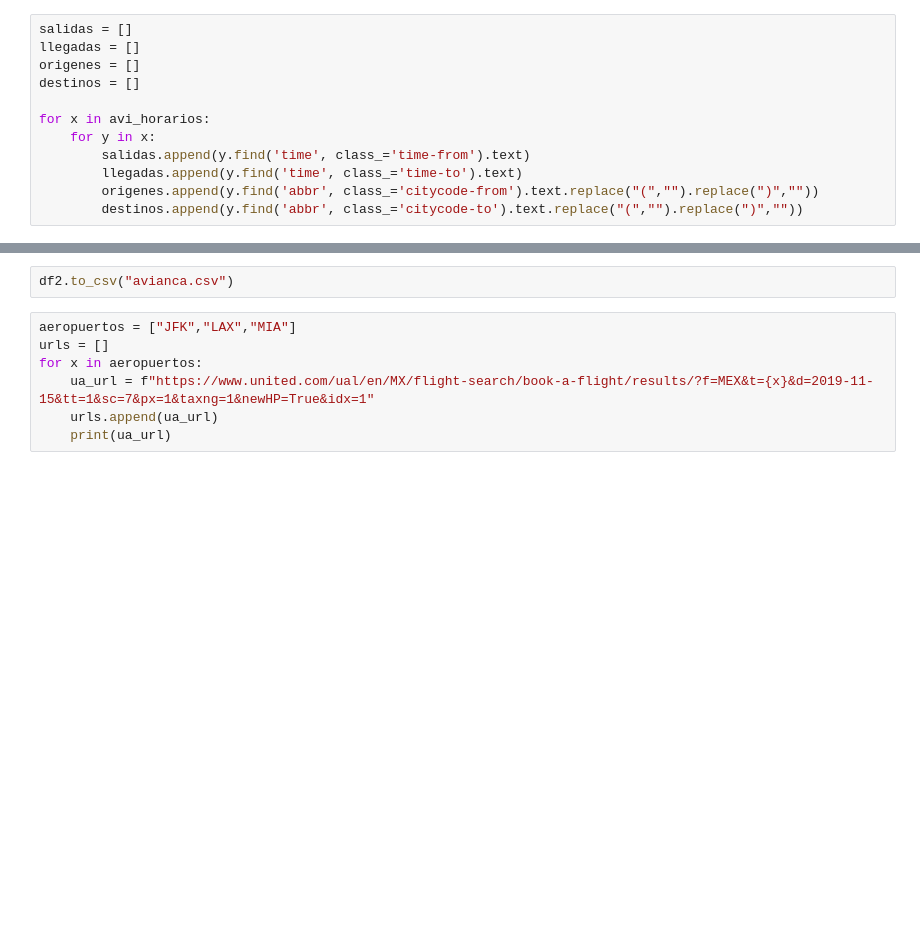
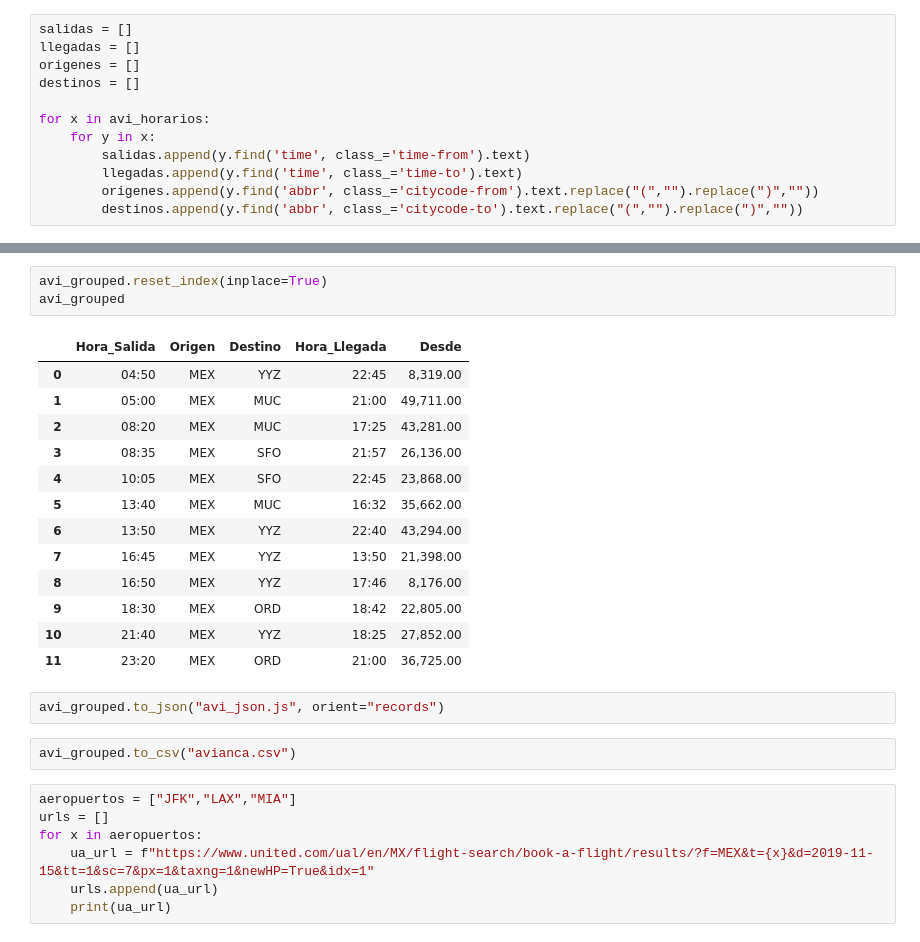
Before and after one commit to JanCastillo/AirAnalytics, a Jupyter notebook: Project_2 --AirAnalytics.ipynb, the cells around one changed output, grey strips where cells are left out. Drawn from its saved outputs; the diff is of its cells as text; blank space fills up the shorter version.

Commit message:
correcting avianca csv

```diff
--- a/Project_2 --AirAnalytics.ipynb
+++ b/Project_2 --AirAnalytics.ipynb
@@ -238,5 +261,24 @@ df2 = pd.DataFrame({
+# %%
+avi_grouped.reset_index(inplace=True)
+avi_grouped
+# %% [output]
+|  | Hora_Salida | Origen | Destino | Hora_Llegada | Desde |
+| 0 | 04:50 | MEX | YYZ | 22:45 | 8,319.00 |
+| 1 | 05:00 | MEX | MUC | 21:00 | 49,711.00 |
+| 2 | 08:20 | MEX | MUC | 17:25 | 43,281.00 |
+| 3 | 08:35 | MEX | SFO | 21:57 | 26,136.00 |
+| 4 | 10:05 | MEX | SFO | 22:45 | 23,868.00 |
+| 5 | 13:40 | MEX | MUC | 16:32 | 35,662.00 |
+| 6 | 13:50 | MEX | YYZ | 22:40 | 43,294.00 |
+| 7 | 16:45 | MEX | YYZ | 13:50 | 21,398.00 |
+| 8 | 16:50 | MEX | YYZ | 17:46 | 8,176.00 |
+| 9 | 18:30 | MEX | ORD | 18:42 | 22,805.00 |
+| 10 | 21:40 | MEX | YYZ | 18:25 | 27,852.00 |
+| 11 | 23:20 | MEX | ORD | 21:00 | 36,725.00 |
+# %%
+avi_grouped.to_json("avi_json.js", orient="records")
 # %%
-df2.to_csv("avianca.csv")
+avi_grouped.to_csv("avianca.csv")
 # %%
 aeropuertos = ["JFK","LAX","MIA"]
 urls = []
```
Also changed, not shown: parts of 5 cells of this notebook, 4 other files.
